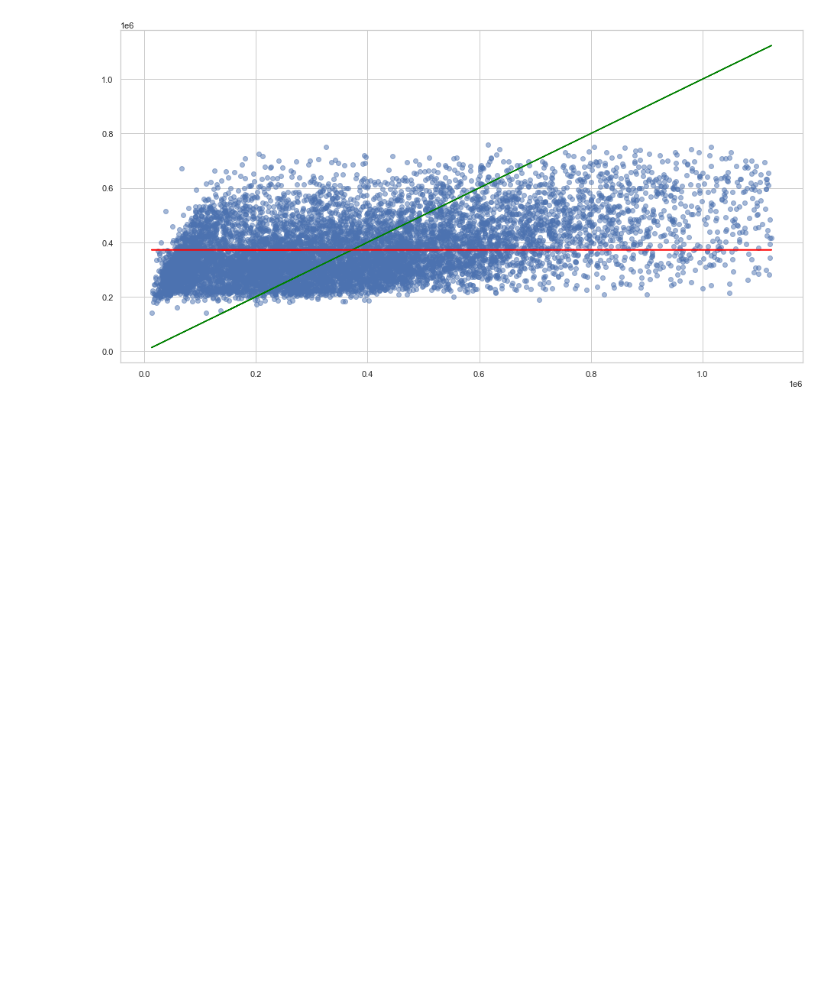
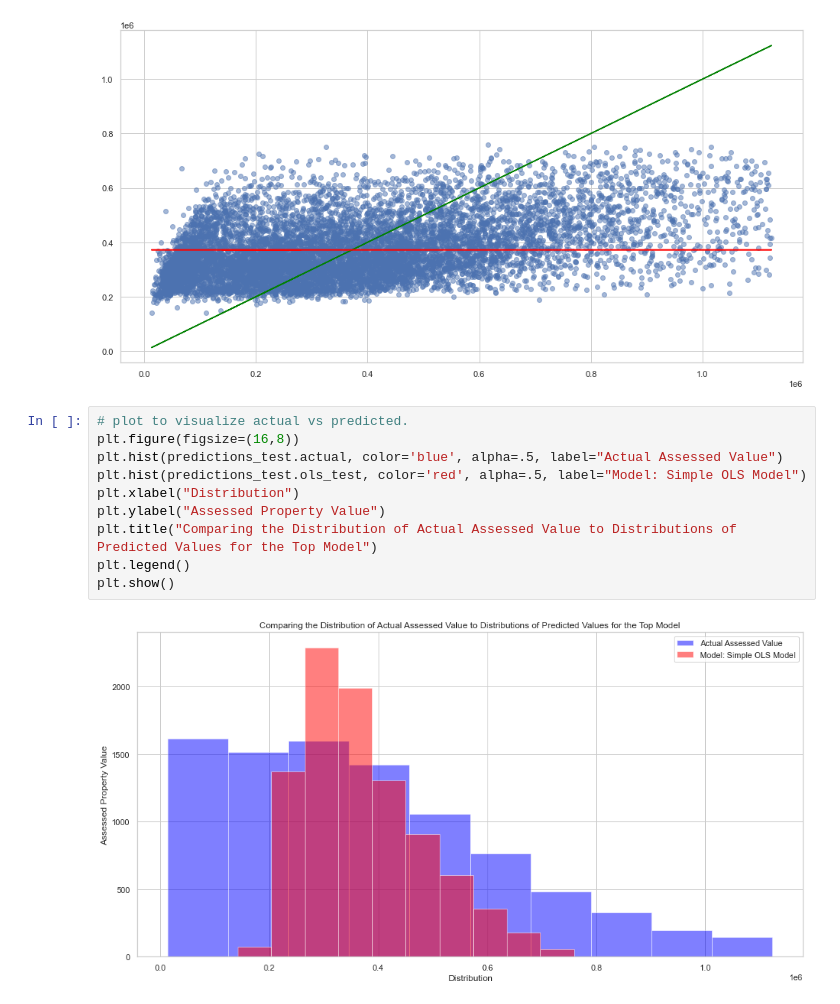
Before and after one commit to kristofer-rivera/zillow-regression-project, a Jupyter notebook: modeling.ipynb, the cells around one changed output. Drawn from its saved outputs; the diff is of its cells as text; blank space fills up the shorter version.

```diff
--- a/modeling.ipynb
+++ b/modeling.ipynb
@@ -434,3 +436,15 @@ plt.annotate('Baseline: Mean Tax Value', (1.25*10**6, .3*10**6), color = 'red')
 plt.show()
 # %% [output]
 [figure]
+# %%
+# plot to visualize actual vs predicted.
+plt.figure(figsize=(16,8))
+plt.hist(predictions_test.actual, color='blue', alpha=.5, label="Actual Assessed Value")
+plt.hist(predictions_test.ols_test, color='red', alpha=.5, label="Model: Simple OLS Model")
+plt.xlabel("Distribution")
+plt.ylabel("Assessed Property Value")
+plt.title("Comparing the Distribution of Actual Assessed Value to Distributions of Predicted Values for the Top Model")
+plt.legend()
+plt.show()
+# %% [output]
+[figure, added]
```
Also changed, not shown: parts of 5 cells of this notebook, 1 other file.
